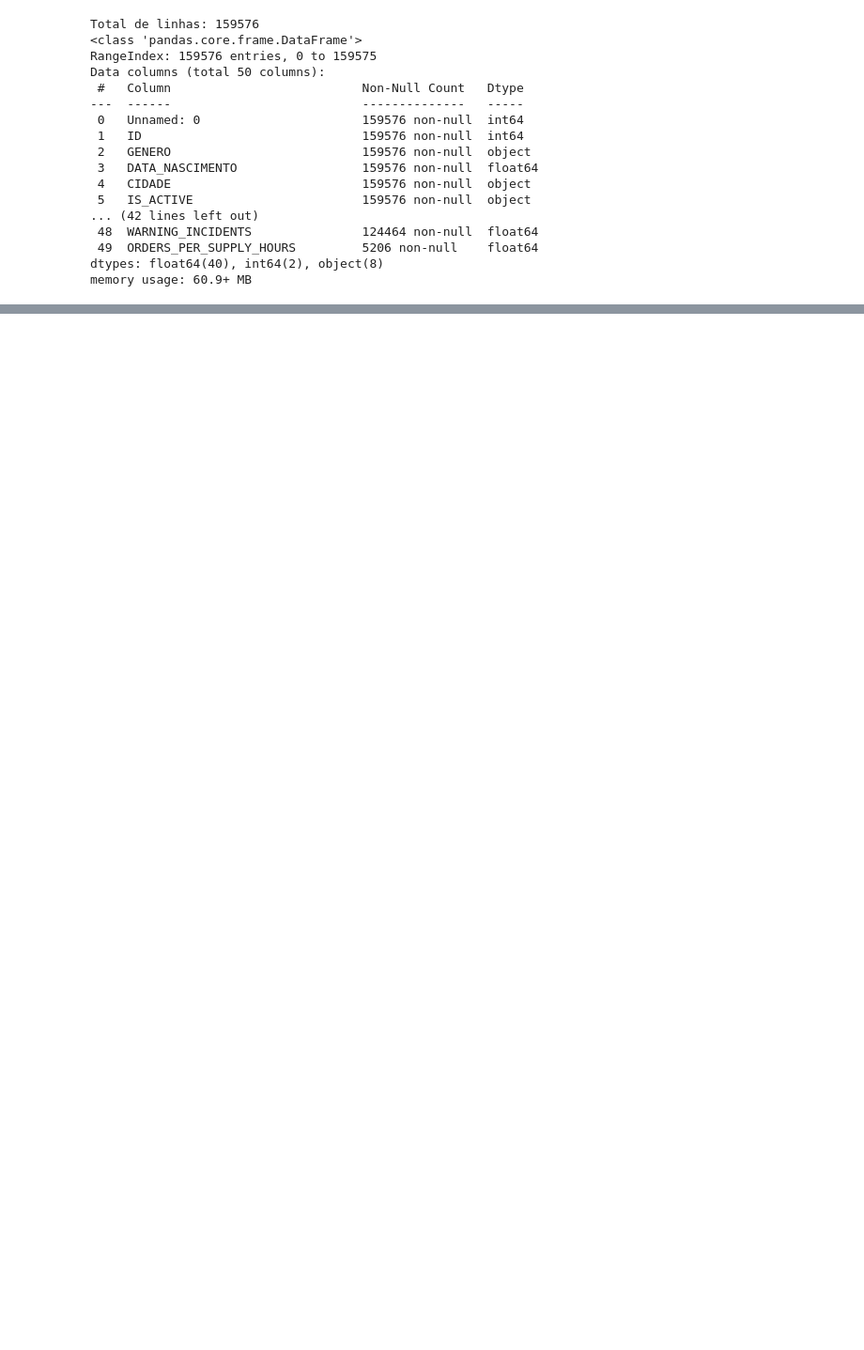
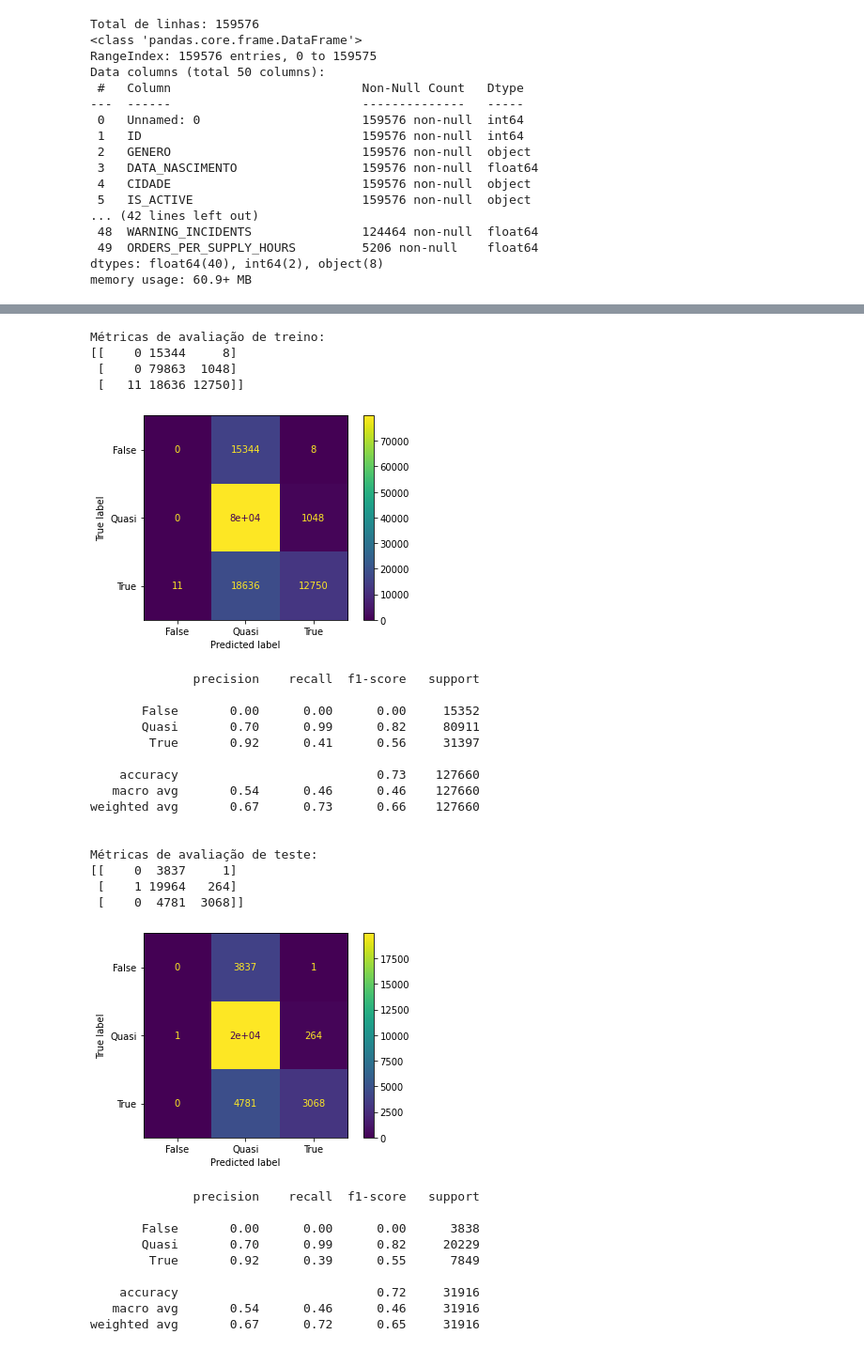
Before and after one commit to 2022M3T3-Inteli/Rappi-Hour, a Jupyter notebook: notebooks/machine-learning/decision-tree.ipynb, the cells around one changed output, grey strips where cells are left out. Shown at 94% size. Cells and saved outputs as stored; diff of their text form; code cells hidden in the pictures; blank space fills up the shorter version.

```diff
--- a/notebooks/machine-learning/decision-tree.ipynb
+++ b/notebooks/machine-learning/decision-tree.ipynb
@@ -37,3 +43,8 @@ Data columns (total 50 columns):
  49  ORDERS_PER_SUPPLY_HOURS         5206 non-null    float64
 dtypes: float64(40), int64(2), object(8)
 memory usage: 60.9+ MB
+# %%
+# ------------------------------------------
+# selecao das features numericas
+# ------------------------------------------
+df_model = df.select_dtypes(include=np.number)
@@ -39,0 +94,13 @@ memory usage: 60.9+ MB
+# %%
+# ------------------------------------------
+# SEPARACAO ENTRE TARGET E FEATURES - PASSO 1
+# ------------------------------------------
+X = df_model.drop(columns="IS_ACTIVE")
+y = df_model["IS_ACTIVE"]
+# %%
+# ------------------------------------------
+# SEPARACAO ENTRE TARGET E FEATURES - PASSO 2
+# ------------------------------------------
+from sklearn.model_selection import train_test_split
+
+X_train, X_test, y_train, y_test = train_test_split(X, y, test_size=0.2, random_state=42, stratify=y)
@@ -39,0 +133,61 @@ memory usage: 60.9+ MB
+# %%
+# ============================================
+
+lr = LogisticRegression().fit(X_train, y_train)
+
+# ============================================
+
+print("\nMétricas de avaliação de treino:")
+
+y_pred_train = lr.predict(X_train)
+
+print(confusion_matrix(y_train, y_pred_train))
+
+ConfusionMatrixDisplay.from_predictions(y_train, y_pred_train)
+plt.show()
+
+print(classification_report(y_train, y_pred_train))
+
+# ============================================
+
+print("\nMétricas de avaliação de teste:")
+
+y_pred_test = lr.predict(X_test)
+
+print(confusion_matrix(y_test, y_pred_test))
+
+ConfusionMatrixDisplay.from_predictions(y_test, y_pred_test)
+plt.show()
+
+print(classification_report(y_test, y_pred_test))
+# %% [output]
+Métricas de avaliação de treino:
+[[    0 15344     8]
+ [    0 79863  1048]
+ [   11 18636 12750]]
+[figure, added]
+              precision    recall  f1-score   support
+
+       False       0.00      0.00      0.00     15352
+       Quasi       0.70      0.99      0.82     80911
+        True       0.92      0.41      0.56     31397
+
+    accuracy                           0.73    127660
+   macro avg       0.54      0.46      0.46    127660
+weighted avg       0.67      0.73      0.66    127660
+
+
+Métricas de avaliação de teste:
+[[    0  3837     1]
+ [    1 19964   264]
+ [    0  4781  3068]]
+[figure, added]
+              precision    recall  f1-score   support
+
+       False       0.00      0.00      0.00      3838
+       Quasi       0.70      0.99      0.82     20229
+        True       0.92      0.39      0.55      7849
+
+    accuracy                           0.72     31916
+   macro avg       0.54      0.46      0.46     31916
+weighted avg       0.67      0.72      0.65     31916
```
Also changed, not shown: parts of 22 cells of this notebook.
